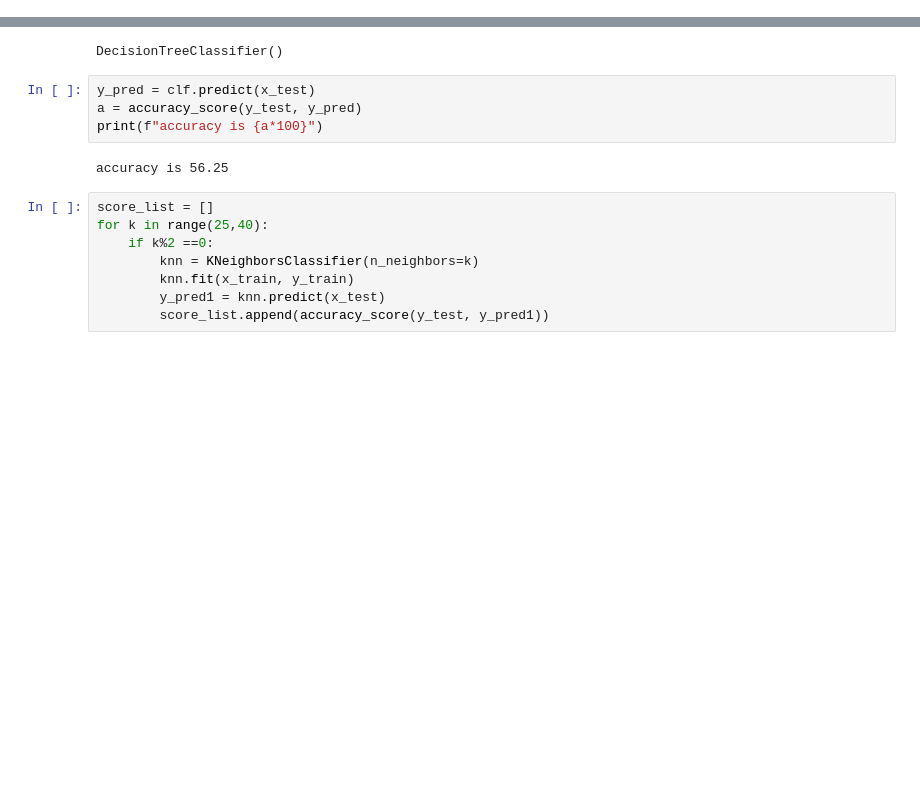
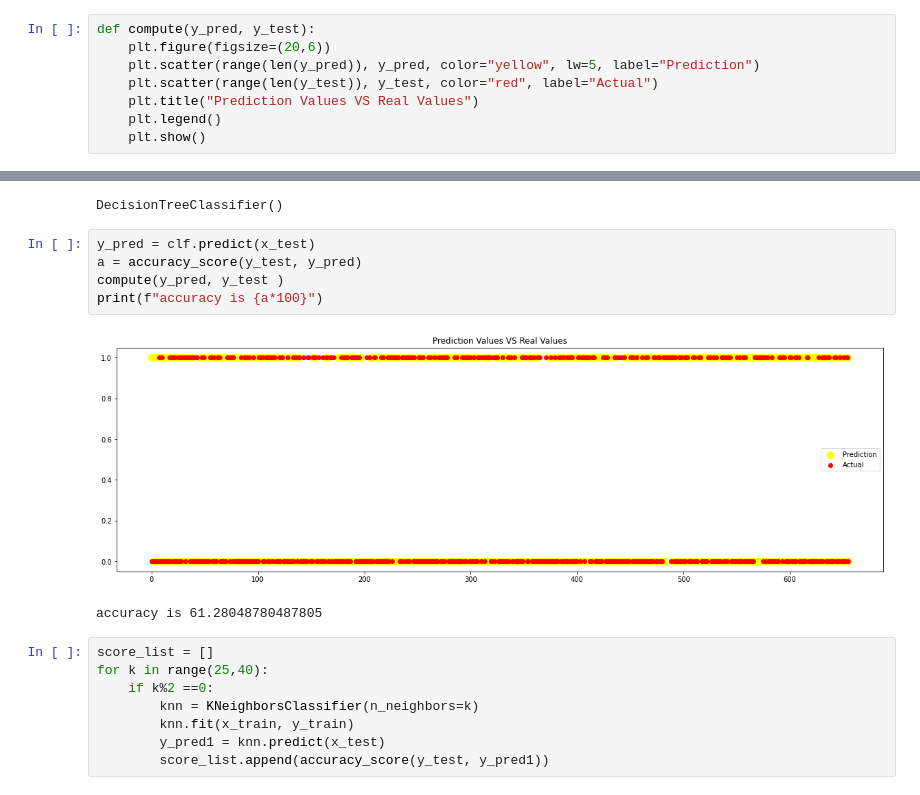
Before and after one commit to vishwan454/water_potability, a Jupyter notebook: water_potability.ipynb, the cells around one changed output, grey strips where cells are left out. Drawn from its saved outputs; the diff is of its cells as text; blank space fills up the shorter version.

Commit message:
plots for the predicted vs actual values are added

```diff
--- a/water_potability.ipynb
+++ b/water_potability.ipynb
@@ -210,6 +210,14 @@ x.head()
 | 4 | 9.092223 | 181.101509 | 17978.986339 | 6.546600 | 310.135738 | 398.410813 | 11.558279 | 31.997993 | ... |
 # %%
 x_train, x_test, y_train, y_test = train_test_split(x, y ,test_size=0.2)
+# %%
+def compute(y_pred, y_test):
+    plt.figure(figsize=(20,6))
+    plt.scatter(range(len(y_pred)), y_pred, color="yellow", lw=5, label="Prediction")
+    plt.scatter(range(len(y_test)), y_test, color="red", label="Actual")
+    plt.title("Prediction Values VS Real Values")
+    plt.legend()
+    plt.show()
 # %%
 clf = DecisionTreeClassifier()
 clf.fit(x_train, y_train)
@@ -218,9 +226,11 @@ DecisionTreeClassifier()
 # %%
 y_pred = clf.predict(x_test)
 a = accuracy_score(y_test, y_pred)
+compute(y_pred, y_test )
 print(f"accuracy is {a*100}")
 # %% [output]
+[figure, added]
-accuracy is 56.25
+accuracy is 61.28048780487805
 # %%
 score_list = []
 for k in range(25,40):
```
Also changed, not shown: parts of 6 cells of this notebook.
